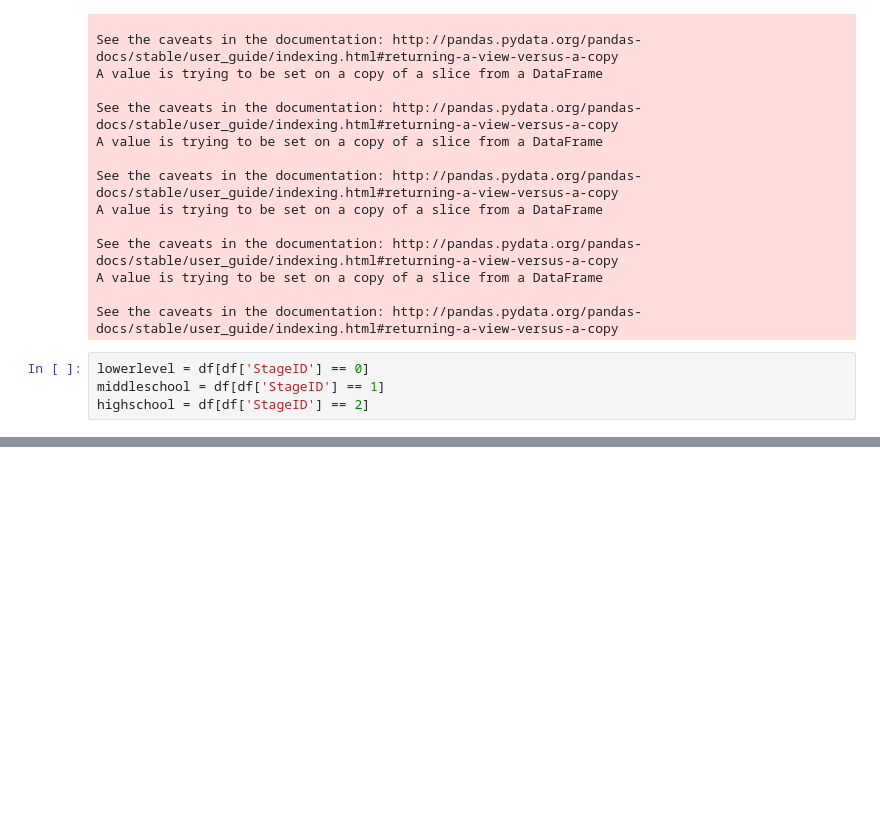
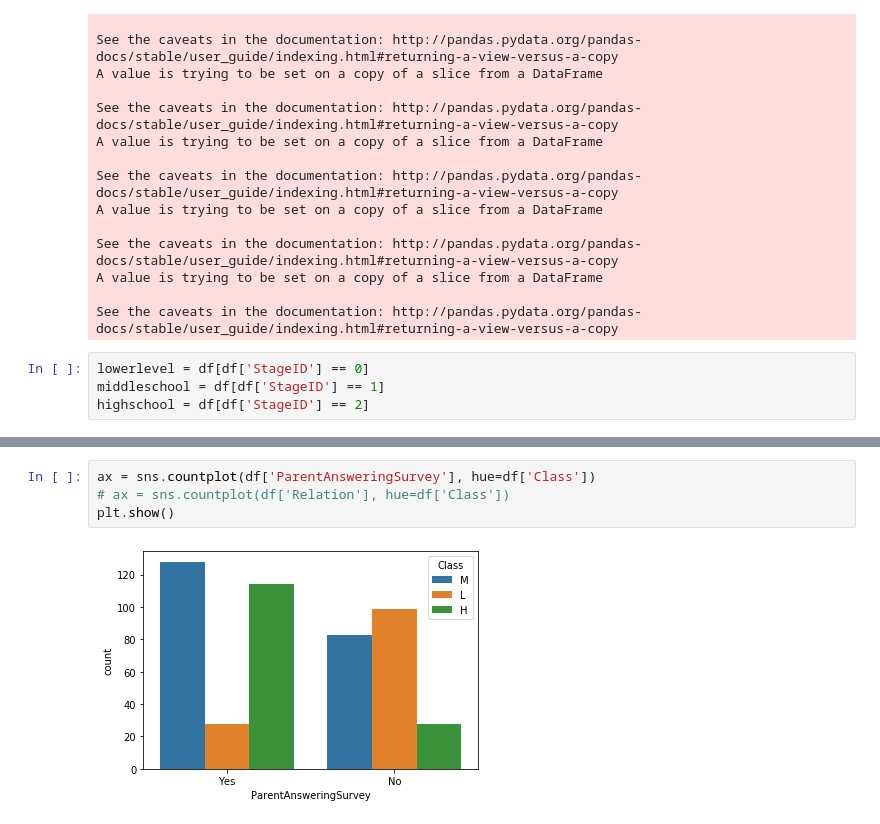
Before and after one commit to Galiold/data-mining-sap, a Jupyter notebook: phase-2/Python/WillforEducation.ipynb, the cells around one changed output, grey strips where cells are left out. Cells and saved outputs as stored; diff of their text form; blank space fills up the shorter version.

```diff
--- a/phase-2/Python/WillforEducation.ipynb
+++ b/phase-2/Python/WillforEducation.ipynb
@@ -82,0 +151,6 @@ Name: Class, dtype: float64
+# %%
+ax = sns.countplot(df['ParentAnsweringSurvey'], hue=df['Class'])
+# ax = sns.countplot(df['Relation'], hue=df['Class'])
+plt.show()
+# %% [output]
+[figure, added]
```
Also changed, not shown: parts of 5 cells of this notebook, 1 other file.
